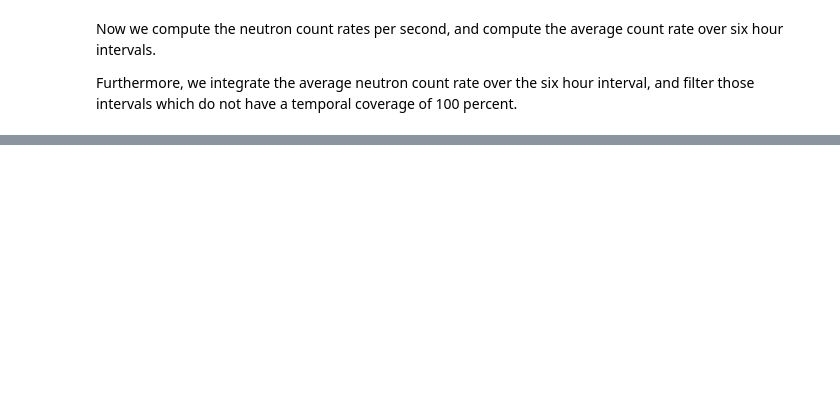
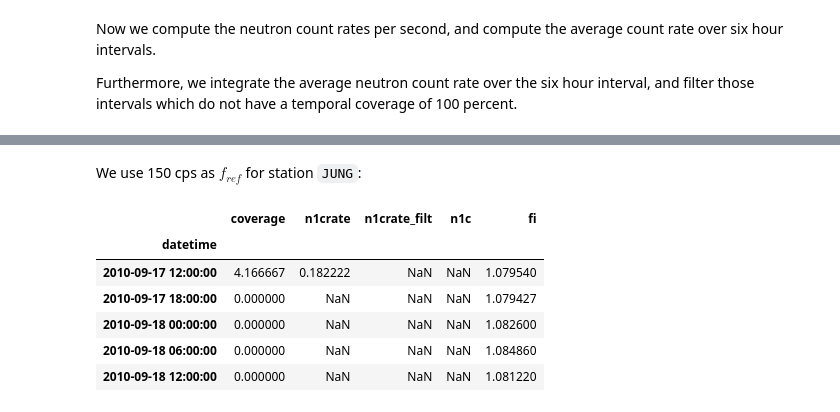
Before and after one commit to heistermann/cosmicsense, a Jupyter notebook: docs/source/notebooks/n_to_theta.ipynb, the cells around one changed output, grey strips where cells are left out. Saved outputs shown, nothing was run; the diff lists cells and outputs as text; code cells hidden in the pictures; blank space fills up the shorter version.

```diff
--- a/docs/source/notebooks/n_to_theta.ipynb
+++ b/docs/source/notebooks/n_to_theta.ipynb
@@ -165,0 +208,14 @@ plt.grid()
+# %% [markdown]
+We use 150 cps as $f_{ref}$ for station `JUNG`:
+# %%
+nmdb["fi"] = nmdb.JUNG / 150.
+merge = pd.merge(crns_6h, nmdb.fi, how='left', left_index=True, right_index=True)
+merge.head()
+# %% [output]
+|  | coverage | n1crate | n1crate_filt | n1c | fi |
+| datetime |  |  |  |  |  |
+| 2010-09-17 12:00:00 | 4.166667 | 0.182222 | NaN | NaN | 1.079540 |
+| 2010-09-17 18:00:00 | 0.000000 | NaN | NaN | NaN | 1.079427 |
+| 2010-09-18 00:00:00 | 0.000000 | NaN | NaN | NaN | 1.082600 |
+| 2010-09-18 06:00:00 | 0.000000 | NaN | NaN | NaN | 1.084860 |
+| 2010-09-18 12:00:00 | 0.000000 | NaN | NaN | NaN | 1.081220 |
```
Also changed, not shown: parts of 13 cells of this notebook, 1 other file.
